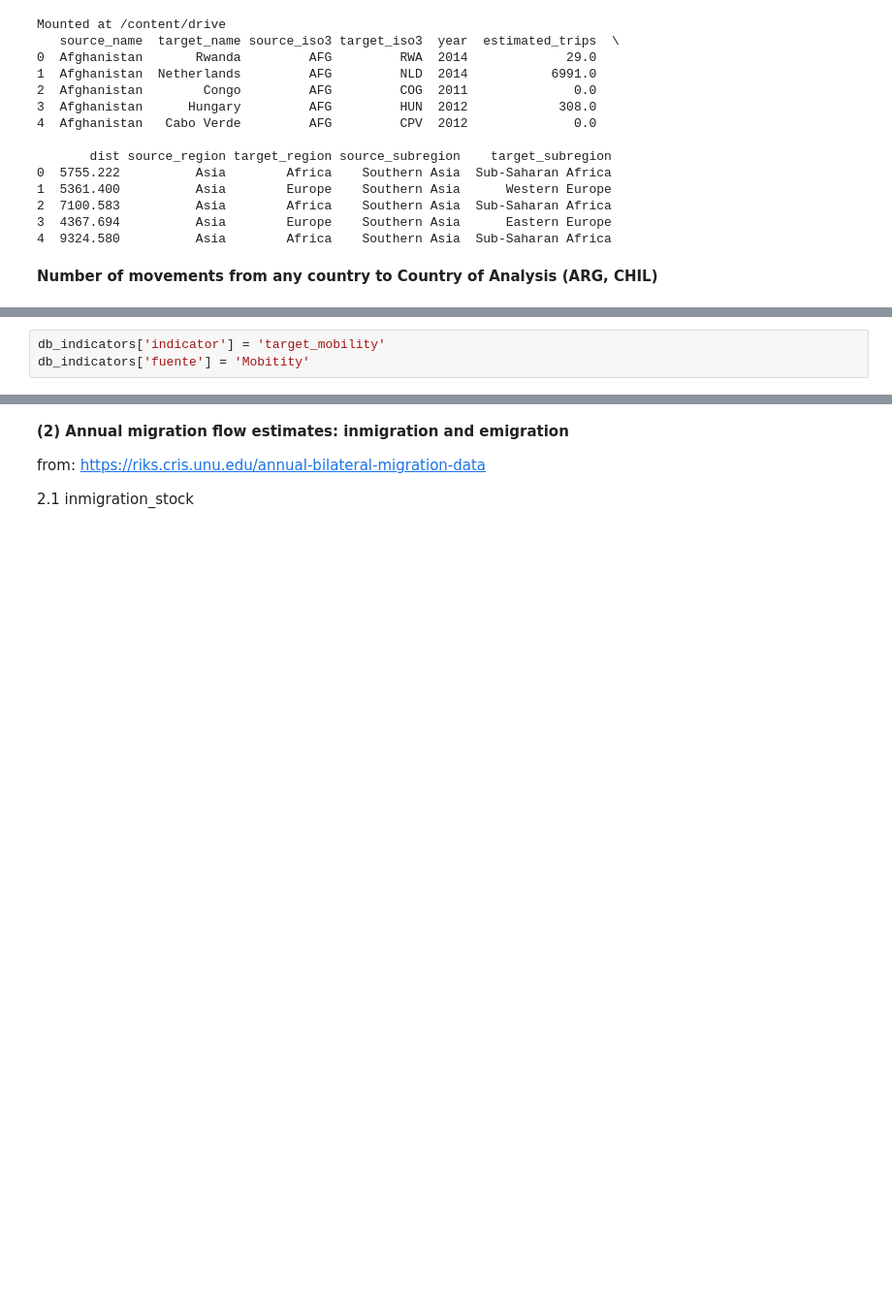
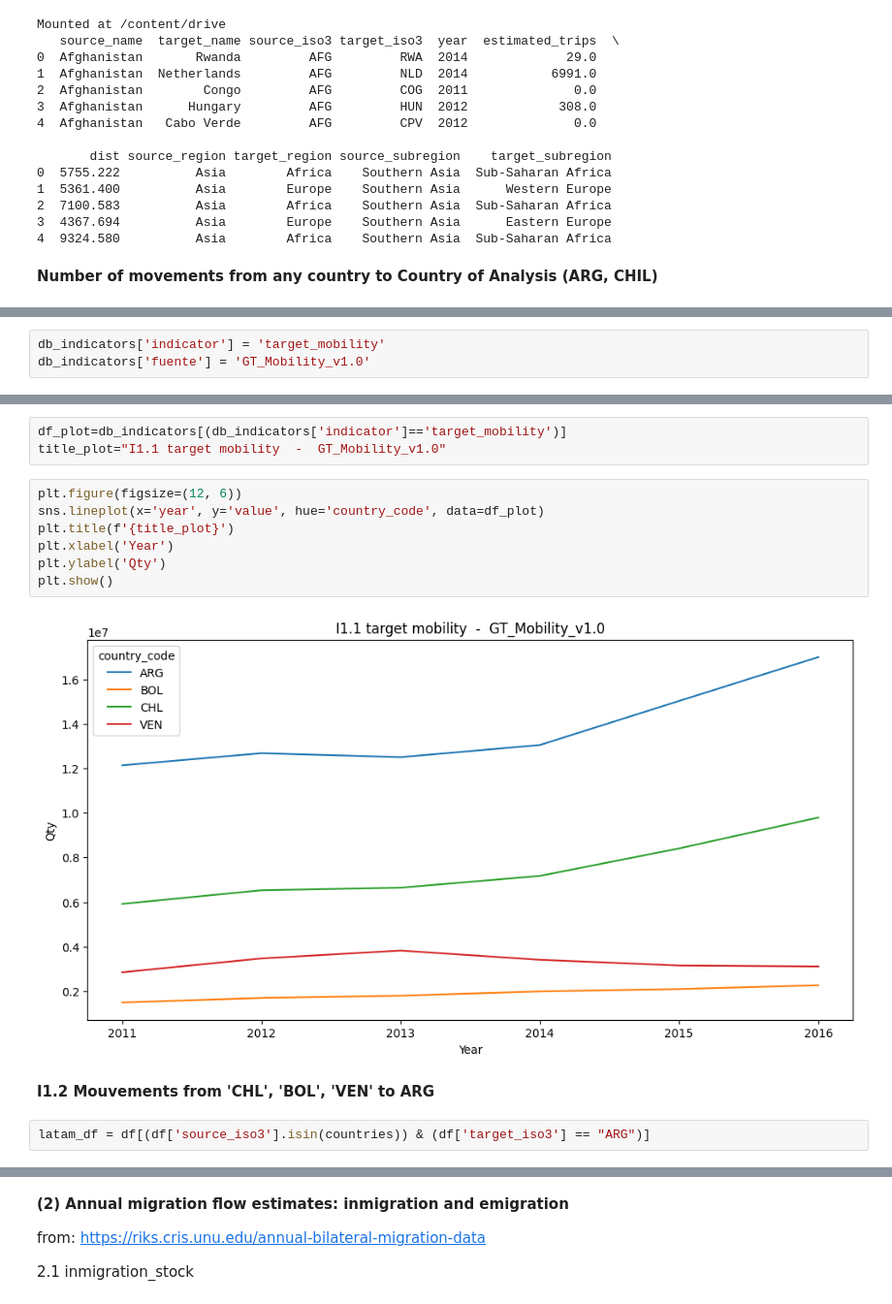
Before and after one commit to natdebandi/migmobs_exploratory, a Jupyter notebook: dataset_construction_v2.ipynb, the cells around one changed output, grey strips where cells are left out. Shown at 97% size. Cells and saved outputs as stored; diff of their text form; blank space fills up the shorter version.

```diff
--- a/dataset_construction_v2.ipynb
+++ b/dataset_construction_v2.ipynb
@@ -104,3 +112,0 @@ print(db_indicators.head())
-# %%
-db_indicators['indicator'] = 'target_mobility'
-db_indicators['fuente'] = 'Mobitity'
@@ -378,0 +113,3 @@ plt.show()
+# %%
+db_indicators['indicator'] = 'target_mobility'
+db_indicators['fuente'] = 'GT_Mobility_v1.0'
@@ -378,0 +137,17 @@ plt.show()
+# %%
+df_plot=db_indicators[(db_indicators['indicator']=='target_mobility')]
+title_plot="I1.1 target mobility  -  GT_Mobility_v1.0"
+# %%
+plt.figure(figsize=(12, 6))
+sns.lineplot(x='year', y='value', hue='country_code', data=df_plot)
+plt.title(f'{title_plot}')
+plt.xlabel('Year')
+plt.ylabel('Qty')
+plt.show()
+# %% [output]
+[figure, added]
+# %% [markdown]
+
+**I1.2	Mouvements from 'CHL', 'BOL', 'VEN' to ARG**
+# %%
+latam_df = df[(df['source_iso3'].isin(countries)) & (df['target_iso3'] == "ARG")]
```
Also changed, not shown: parts of 52 cells of this notebook.
